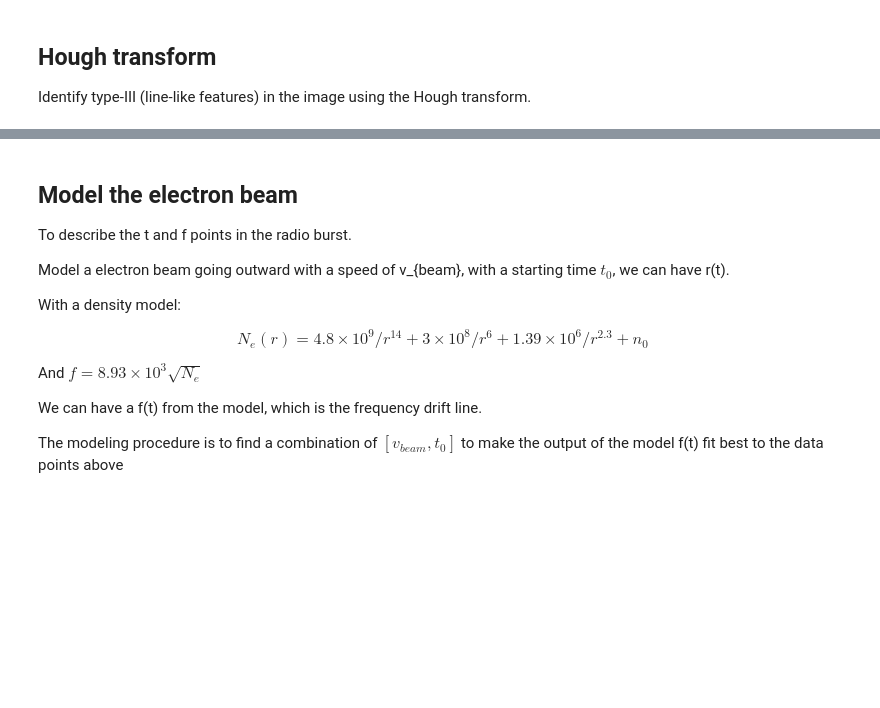
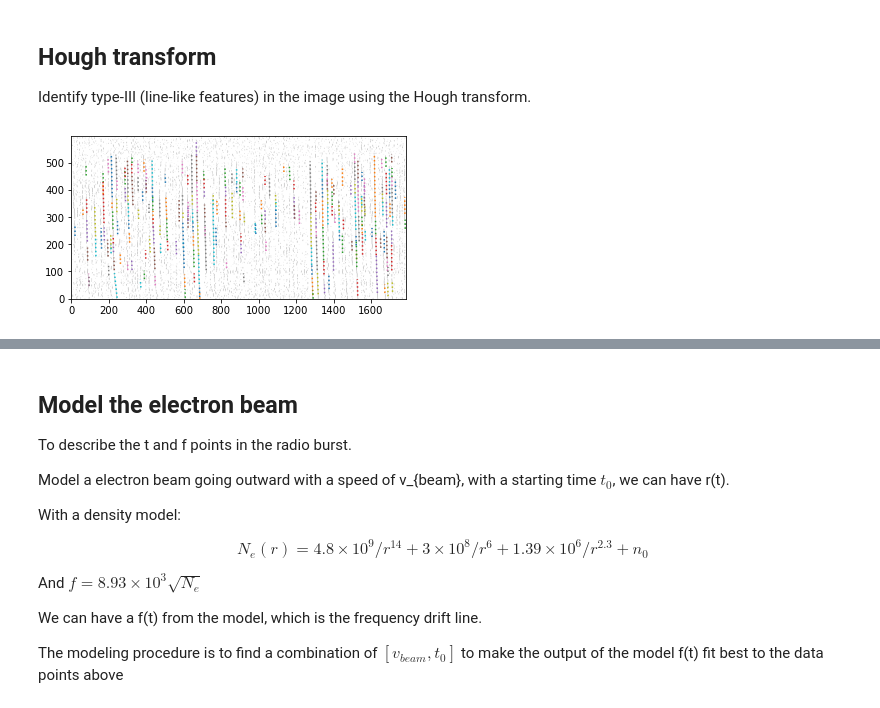
Before and after one commit to peijin94/type3detect, a Jupyter notebook: type3detect_demo.ipynb, the cells around one changed output, grey strips where cells are left out. Saved outputs shown, nothing was run; the diff lists cells and outputs as text; code cells hidden in the pictures; blank space fills up the shorter version.

```diff
--- a/type3detect_demo.ipynb
+++ b/type3detect_demo.ipynb
@@ -64,12 +72,14 @@ Identify type-III (line-like features) in the image using the Hough transform.
 lines = drb.hough_detect(bmap,dyspec,threshold=40,line_gap=10,line_length=30,
             theta=np.linspace(np.pi/2-np.pi/8,np.pi/2-1/180*np.pi,300))
 # %%
-fig,ax = plt.subplots(1,1,figsize=[6,3],dpi=200)
+fig,ax = plt.subplots(1,1,figsize=[6,3])
 lines = sorted(lines, key=lambda i: i[0][1])
 ax.imshow(1-bmap.T,aspect='auto',origin='lower',cmap='gray')
 for line in lines:
     p0,p1= line
     ax.plot( (p0[1], p1[1]),(p0[0], p1[0]),':')
+# %% [output]
+[figure, added]
 # %%
 line_sets = drb.line_grouping(lines)
 # group the detected lines into group in regard of events
```
Also changed, not shown: parts of 17 cells of this notebook, 2 other files.
